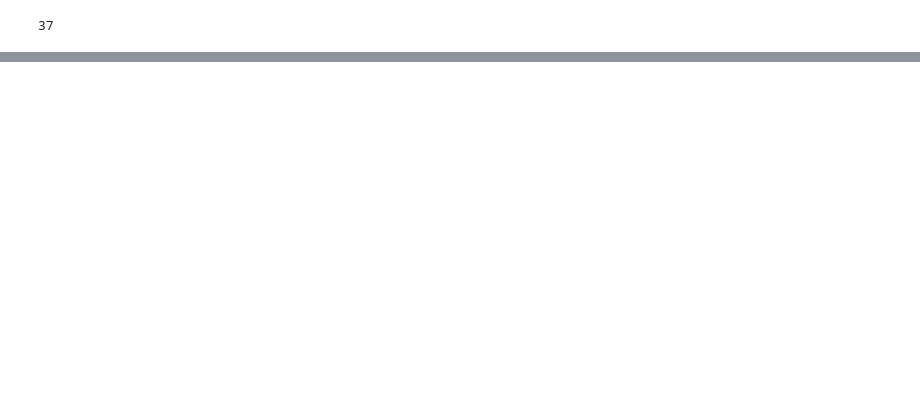
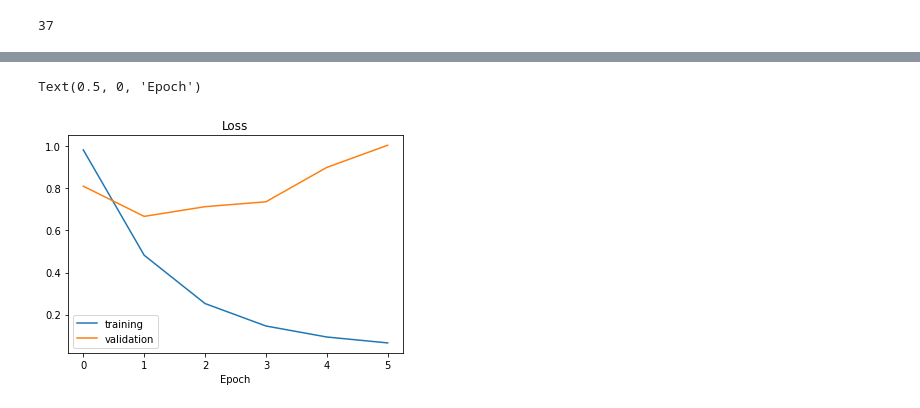
Before and after one commit to imadegunawinangun/NLP-Desi---Deteksi-Emosi, a Jupyter notebook: Desi_Detektor_Emosi.ipynb, the cells around one changed output, grey strips where cells are left out. Cells and saved outputs as stored; diff of their text form; code cells hidden in the pictures; blank space fills up the shorter version.

```diff
--- a/Desi_Detektor_Emosi.ipynb
+++ b/Desi_Detektor_Emosi.ipynb
@@ -237,19 +207,19 @@ def model_rnn1(hp):
       model.add(tf.keras.layers.Dense(hp.Int(f"Dense_{i}_layer", min_value= 64, max_value = 256, step= 64),
                                    activation='relu'))
 
-  model.add(tf.keras.layers.Dense(5, activation='softmax'))
+  model.add(tf.keras.layers.Dense(3, activation='softmax'))
   model.compile(loss='categorical_crossentropy', optimizer=tf.keras.optimizers.Adam(hp.Choice(f"learning_rate", [ 3e-4,1e-3])),metrics=['accuracy'])
   return model
 def model_rnn():
   model = tf.keras.Sequential()
-  model.add(tf.keras.layers.Embedding(num_words, 8, input_length=max_tokens,name='layer_embedding'))
-  model.add(tf.keras.layers.LSTM(64))
+  model.add(tf.keras.layers.Embedding(num_words, 192, input_length=max_tokens,name='layer_embedding'))
+  model.add(tf.keras.layers.LSTM(128))
   model.add(tf.keras.layers.Dense(64, activation='relu'))
-  model.add(tf.keras.layers.Dense(64, activation='relu'))
+  model.add(tf.keras.layers.Dense(128, activation='relu'))
 
 
-  model.add(tf.keras.layers.Dense(5, activation='softmax'))
-  model.compile(loss='categorical_crossentropy', optimizer=tf.keras.optimizers.Adam(1e-4),metrics=['accuracy'])
+  model.add(tf.keras.layers.Dense(3, activation='softmax'))
+  model.compile(loss='categorical_crossentropy', optimizer=tf.keras.optimizers.Adam(1e-3),metrics=['accuracy'])
   return model
 # %%
 class myCallback(tf.keras.callbacks.Callback):
@@ -314,5 +282,16 @@ WARNING:tensorflow:Model was constructed with shape (None, 37) for input KerasTe
 # %%
 model = model_rnn()
 num_epochs = 30
-history = model.fit(x_train_padded, y_latih, epochs=num_epochs,
-                    validation_split=0.2)
+history = model.fit(
+    x_train_padded, y_latih,
+        validation_split=0.2,
+            epochs=50,
+            callbacks=[
+              tf.keras.callbacks.EarlyStopping(
+              monitor='val_accuracy',
+              patience=3,
+                                      restore_best_weights=True
+
+              ),callbacks90
+              ]
+             )
@@ -318,0 +313,11 @@ history = model.fit(x_train_padded, y_latih, epochs=num_epochs,
+# %%
+import matplotlib.pyplot as plt
+
+plt.plot(history.history['loss'])
+plt.plot(history.history['val_loss'])
+plt.legend(['training', 'validation'])
+plt.title('Loss')
+plt.xlabel('Epoch')
+# %% [output]
+Text(0.5, 0, 'Epoch')
+[figure, added]
```
Also changed, not shown: parts of 19 cells of this notebook.
